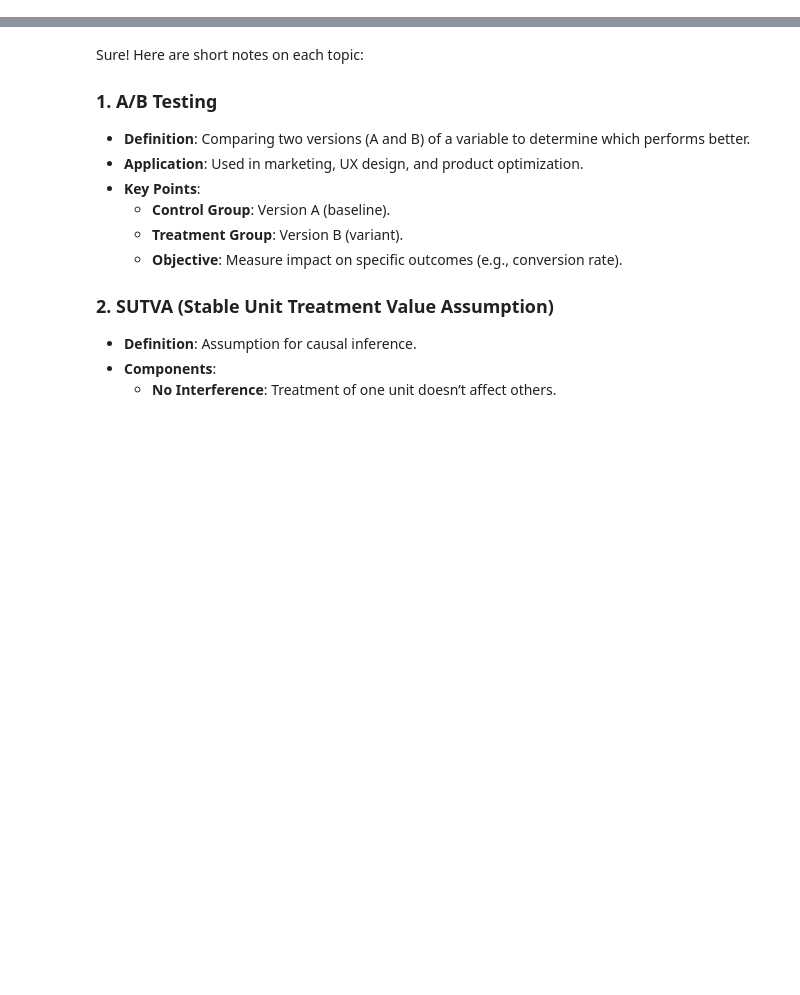
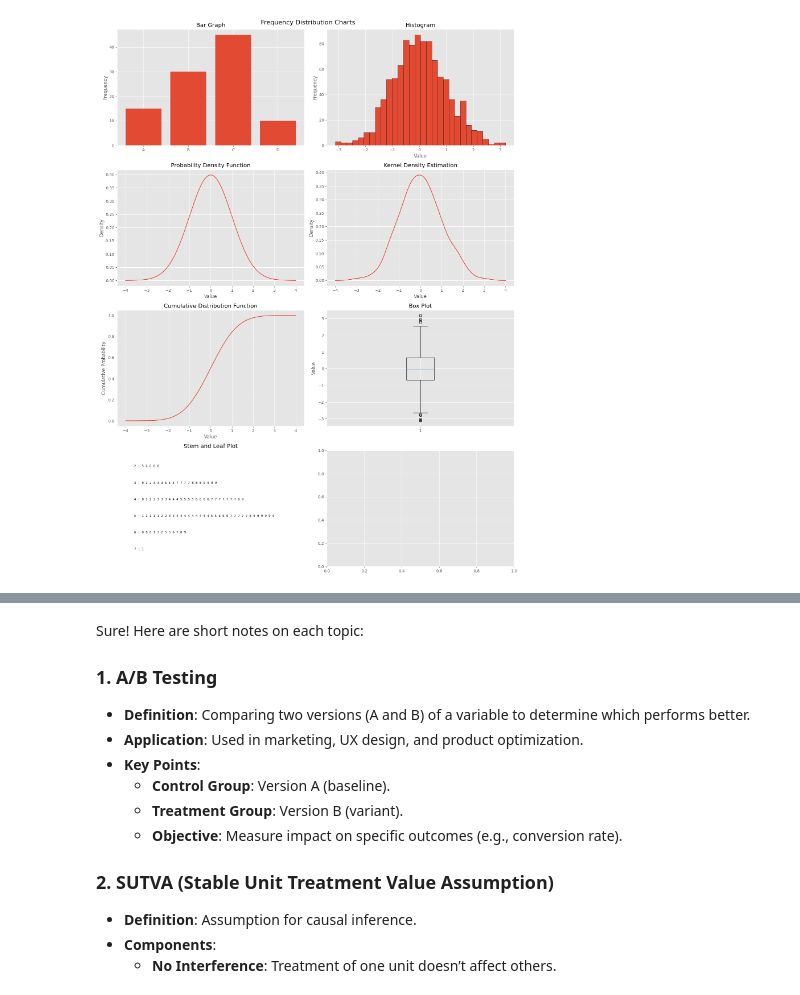
Before and after one commit to satyaprakashdhfm/ML--DL--NOTES, a Jupyter notebook: 0.DATA PREPROCESSIN/NOTES_STATICS.ipynb, the cells around one changed output, grey strips where cells are left out. Cells and saved outputs as stored; diff of their text form; code cells hidden in the pictures; blank space fills up the shorter version.

```diff
--- a/0.DATA PREPROCESSIN/NOTES_STATICS.ipynb
+++ b/0.DATA PREPROCESSIN/NOTES_STATICS.ipynb
@@ -129,0 +65,79 @@ n = number of values in the sample
+# %%
+import matplotlib.pyplot as plt
+import numpy as np
+from scipy import stats
+
+# Set up the plot style
+plt.style.use('ggplot')
+
+# Create a figure with subplots
+fig, axs = plt.subplots(4, 2, figsize=(15, 20))
+fig.suptitle('Frequency Distribution Charts', fontsize=16)
+
+# 1. Bar Graph
+categories = ['A', 'B', 'C', 'D']
+values = [15, 30, 45, 10]
+axs[0, 0].bar(categories, values)
+axs[0, 0].set_title('Bar Graph')
+axs[0, 0].set_ylabel('Frequency')
+
+# 2. Histogram
+data = np.random.normal(0, 1, 1000)
+axs[0, 1].hist(data, bins=30, edgecolor='black')
+axs[0, 1].set_title('Histogram')
+axs[0, 1].set_xlabel('Value')
+axs[0, 1].set_ylabel('Frequency')
+
+# 3. Probability Density Function (PDF)
+x = np.linspace(-4, 4, 100)
+pdf = stats.norm.pdf(x, 0, 1)
+axs[1, 0].plot(x, pdf)
+axs[1, 0].set_title('Probability Density Function')
+axs[1, 0].set_xlabel('Value')
+axs[1, 0].set_ylabel('Density')
+
+# 4. Kernel Density Estimation (KDE)
+kde = stats.gaussian_kde(data)
+x_kde = np.linspace(-4, 4, 100)
+axs[1, 1].plot(x_kde, kde(x_kde))
+axs[1, 1].set_title('Kernel Density Estimation')
+axs[1, 1].set_xlabel('Value')
+axs[1, 1].set_ylabel('Density')
+
+# 5. Cumulative Distribution Function (CDF)
+cdf = stats.norm.cdf(x, 0, 1)
+axs[2, 0].plot(x, cdf)
+axs[2, 0].set_title('Cumulative Distribution Function')
+axs[2, 0].set_xlabel('Value')
+axs[2, 0].set_ylabel('Cumulative Probability')
+
+# 6. Box Plot
+axs[2, 1].boxplot(data)
+axs[2, 1].set_title('Box Plot')
+axs[2, 1].set_ylabel('Value')
+
+# 7. Improved Stem and Leaf Plot
+axs[3, 0].clear()  # Clear the previous plot
+data_for_stem_leaf = np.random.normal(50, 10, 100).astype(int)
+stems, leafs = [], []
+for d in sorted(data_for_stem_leaf):
+    stems.append(d // 10)
+    leafs.append(d % 10)
+
+unique_stems = sorted(set(stems))
+for i, stem in enumerate(unique_stems):
+    stem_leafs = [str(leaf) for s, leaf in zip(stems, leafs) if s == stem]
+    axs[3, 0].text(0, len(unique_stems) - i - 1, f"{stem} | {' '.join(stem_leafs)}",
+                   fontfamily='monospace', fontsize=8)
+
+axs[3, 0].set_title('Stem and Leaf Plot')
+axs[3, 0].set_ylim(-1, len(unique_stems))
+axs[3, 0].set_xlim(-0.1, 1)
+axs[3, 0].axis('off')
+
+
+plt.tight_layout()
+plt.savefig('frequency_distribution_charts.png', dpi=300)
+plt.show()
+# %% [output]
+[figure, added]
```
Also changed, not shown: parts of 11 cells of this notebook, 2 other files.
